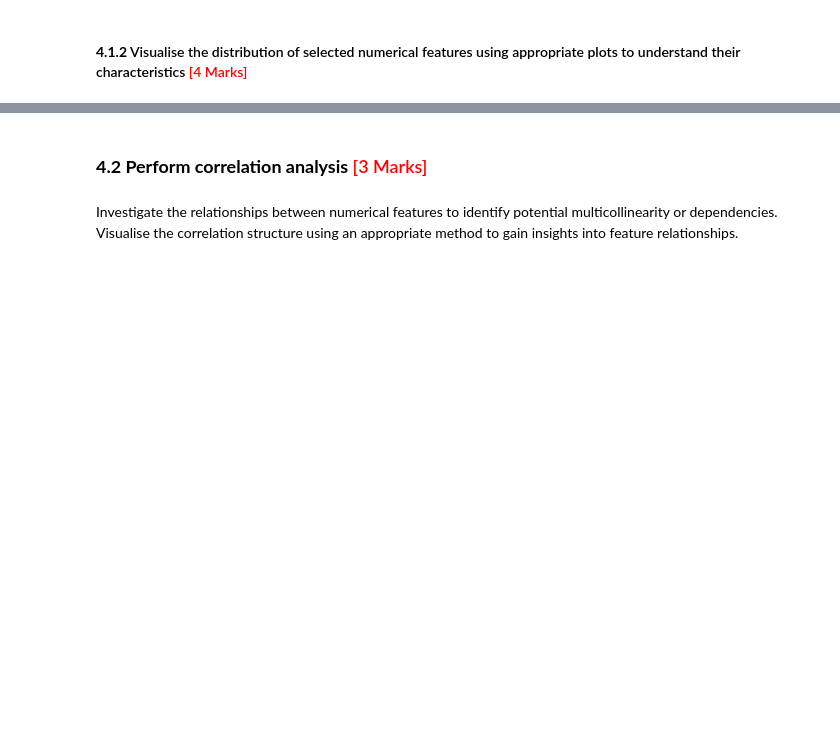
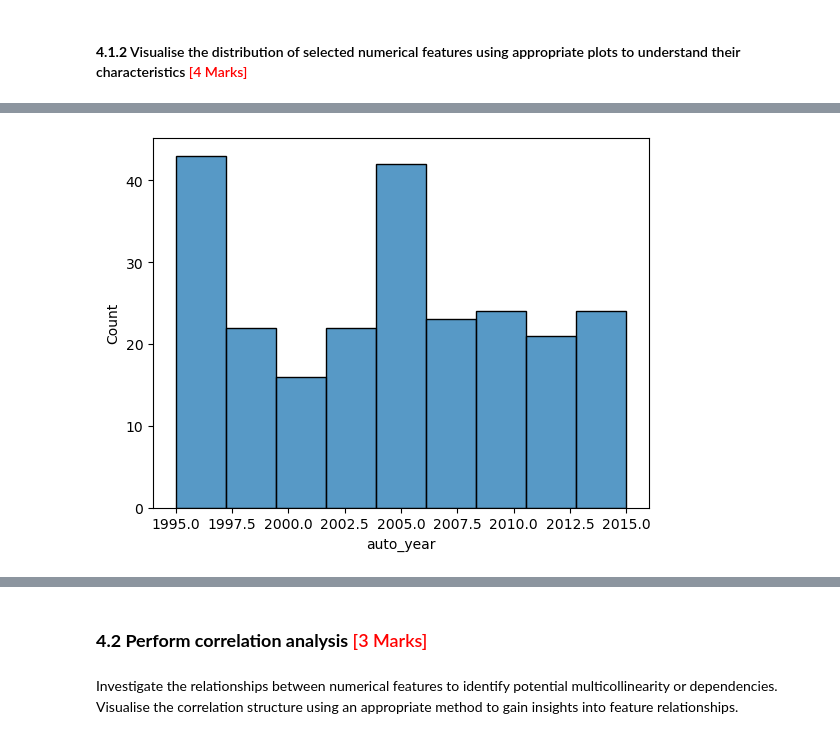
Before and after one commit to avanindra3/Fraudulent_Claim_Detection, a Jupyter notebook: Fraudulent_Claim_Detection.ipynb, the cells around one changed output, grey strips where cells are left out. Drawn from its saved outputs; the diff is of its cells as text; code cells hidden in the pictures; blank space fills up the shorter version.

```diff
--- a/Fraudulent_Claim_Detection.ipynb
+++ b/Fraudulent_Claim_Detection.ipynb
@@ -573,0 +585,5 @@ plt.show()
+# %%
+sns.histplot(data=X_train_numericals, x='auto_year')
+plt.show()
+# %% [output]
+[figure, added]
```
Also changed, not shown: parts of 15 cells of this notebook.
